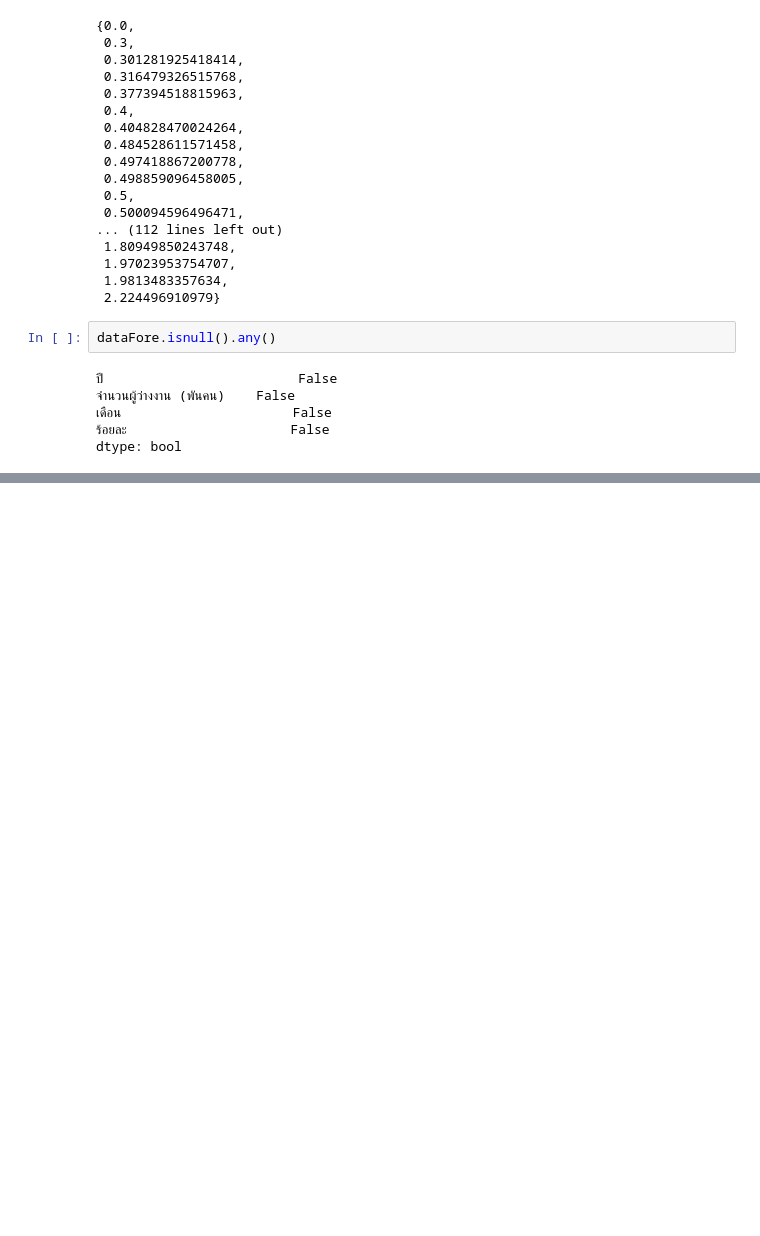
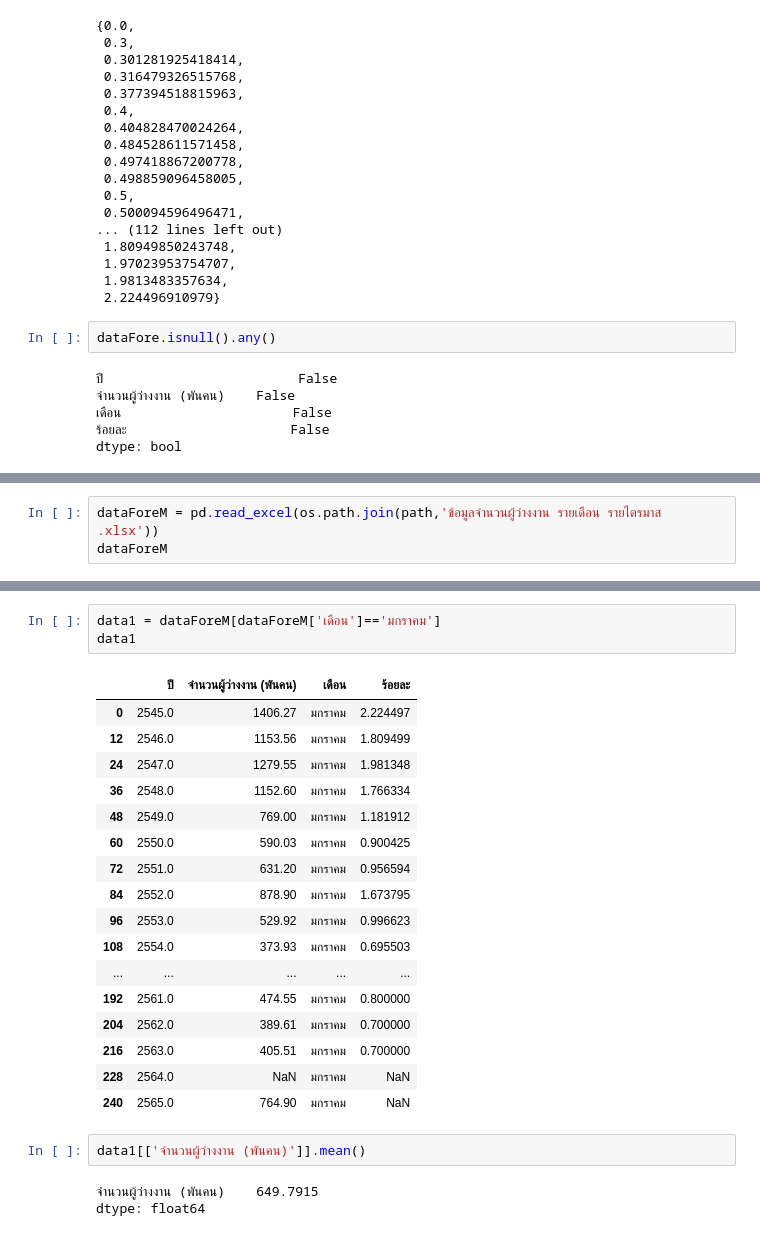
Before and after one commit to Jittiya/Co-operative-Education-Science., a Jupyter notebook: Forecast_unemplloyment.ipynb, the cells around one changed output, grey strips where cells are left out. Cells and saved outputs as stored; diff of their text form; blank space fills up the shorter version.

Commit message:
fill mean by month

```diff
--- a/Forecast_unemplloyment.ipynb
+++ b/Forecast_unemplloyment.ipynb
@@ -154,0 +157,3 @@ dtype: bool
+# %%
+dataForeM = pd.read_excel(os.path.join(path,'ข้อมูลจำนวนผู้ว่างงาน รายเดือน รายไตรมาส .xlsx'))
+dataForeM
@@ -154,0 +189,26 @@ dtype: bool
+# %%
+data1 = dataForeM[dataForeM['เดือน']=='มกราคม']
+data1
+# %% [output]
+|  | ปี | จำนวนผู้ว่างงาน (พันคน) | เดือน | ร้อยละ |
+| 0 | 2545.0 | 1406.27 | มกราคม | 2.224497 |
+| 12 | 2546.0 | 1153.56 | มกราคม | 1.809499 |
+| 24 | 2547.0 | 1279.55 | มกราคม | 1.981348 |
+| 36 | 2548.0 | 1152.60 | มกราคม | 1.766334 |
+| 48 | 2549.0 | 769.00 | มกราคม | 1.181912 |
+| 60 | 2550.0 | 590.03 | มกราคม | 0.900425 |
+| 72 | 2551.0 | 631.20 | มกราคม | 0.956594 |
+| 84 | 2552.0 | 878.90 | มกราคม | 1.673795 |
+| 96 | 2553.0 | 529.92 | มกราคม | 0.996623 |
+| 108 | 2554.0 | 373.93 | มกราคม | 0.695503 |
+| ... | ... | ... | ... | ... |
+| 192 | 2561.0 | 474.55 | มกราคม | 0.800000 |
+| 204 | 2562.0 | 389.61 | มกราคม | 0.700000 |
+| 216 | 2563.0 | 405.51 | มกราคม | 0.700000 |
+| 228 | 2564.0 | NaN | มกราคม | NaN |
+| 240 | 2565.0 | 764.90 | มกราคม | NaN |
+# %%
+data1[['จำนวนผู้ว่างงาน (พันคน)']].mean()
+# %% [output]
+จำนวนผู้ว่างงาน (พันคน)    649.7915
+dtype: float64
```
Also changed, not shown: parts of 50 cells of this notebook.
